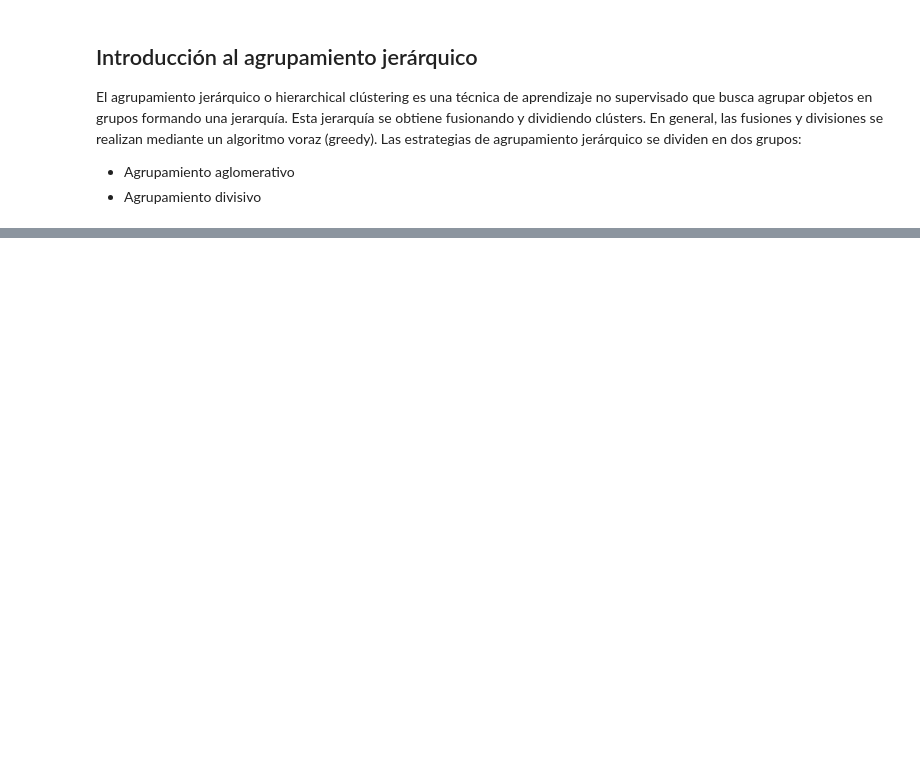
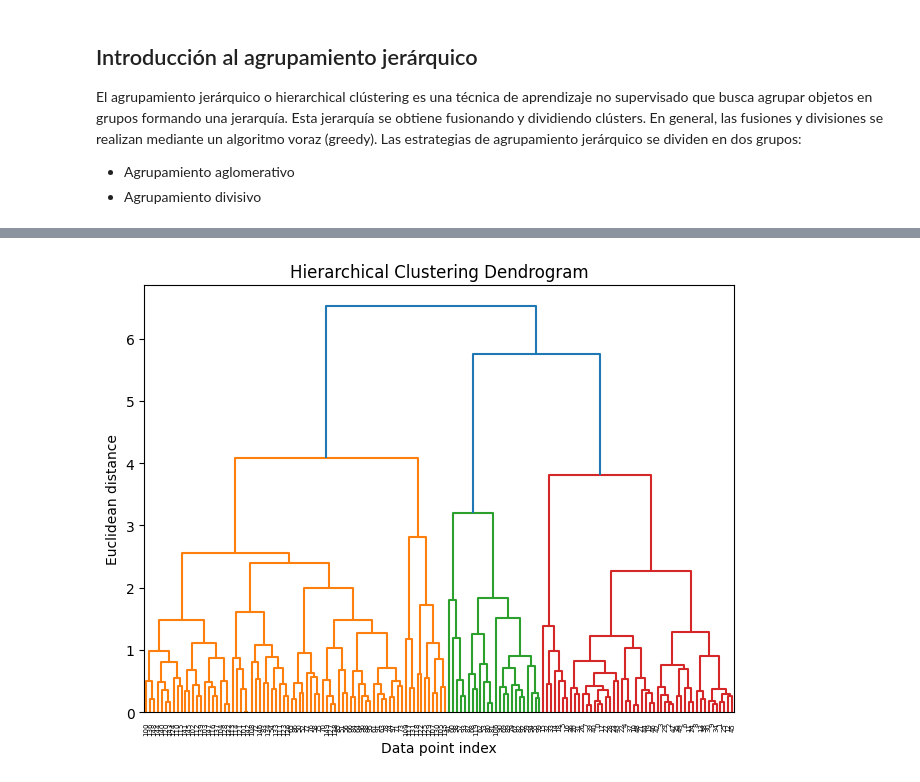
Before and after one commit to JaimeCremades/Practicas_Aprendizaje, a Jupyter notebook: 3_2_Hierarchical_clustering.ipynb, the cells around one changed output, grey strips where cells are left out. Drawn from its saved outputs; the diff is of its cells as text; code cells hidden in the pictures; blank space fills up the shorter version.

```diff
--- a/3_2_Hierarchical_clustering.ipynb
+++ b/3_2_Hierarchical_clustering.ipynb
@@ -22,3 +48,9 @@ from sklearn.datasets import load_iris
 
 from scipy.cluster.hierarchy import dendrogram, linkage, fcluster
 from scipy.spatial.distance import pdist
+# %%
+iris = load_iris()
+X = iris.data
+y = iris.target
+
+X.shape
@@ -24,0 +80,8 @@ from scipy.spatial.distance import pdist
+# %%
+from sklearn.preprocessing import StandardScaler
+
+
+## Standardize features: mean = 0, std = 1
+
+scaler = StandardScaler()
+X_scaled = scaler.fit_transform(X)
@@ -24,0 +95,8 @@ from scipy.spatial.distance import pdist
+# %%
+#Condensed distance matrix
+row_clusters = linkage(pdist(X_scaled, metric='euclidean'), method='complete')
+pd.DataFrame(row_clusters,
+             columns=['índice 1', 'índice 2',
+                      'distancia', '| nuevo cluster |'],
+            index=[f'cluster {(i + 1)}'
+                    for i in range(row_clusters.shape[0])])
@@ -24,0 +126,9 @@ from scipy.spatial.distance import pdist
+# %%
+row_dendr = dendrogram(row_clusters)
+plt.tight_layout()
+plt.title('Hierarchical Clustering Dendrogram')
+plt.xlabel('Data point index')
+plt.ylabel('Euclidean distance')
+plt.show()
+# %% [output]
+[figure, added]
```
Also changed, not shown: parts of 18 cells of this notebook.
